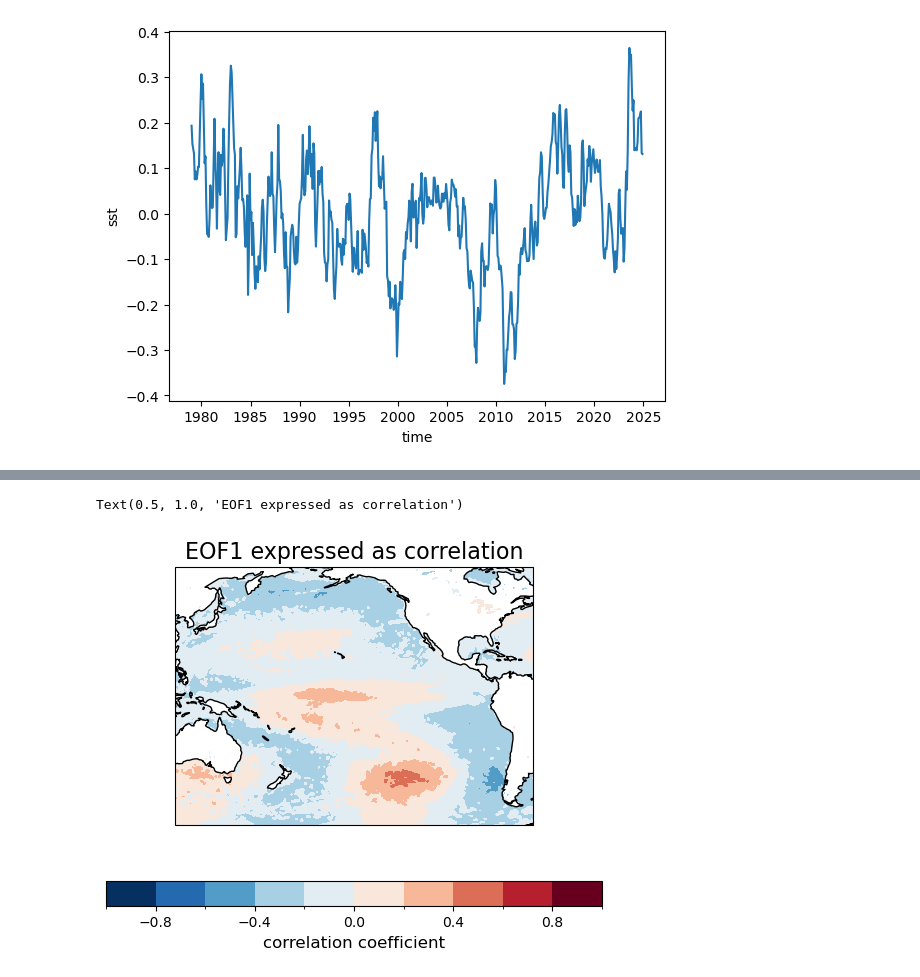
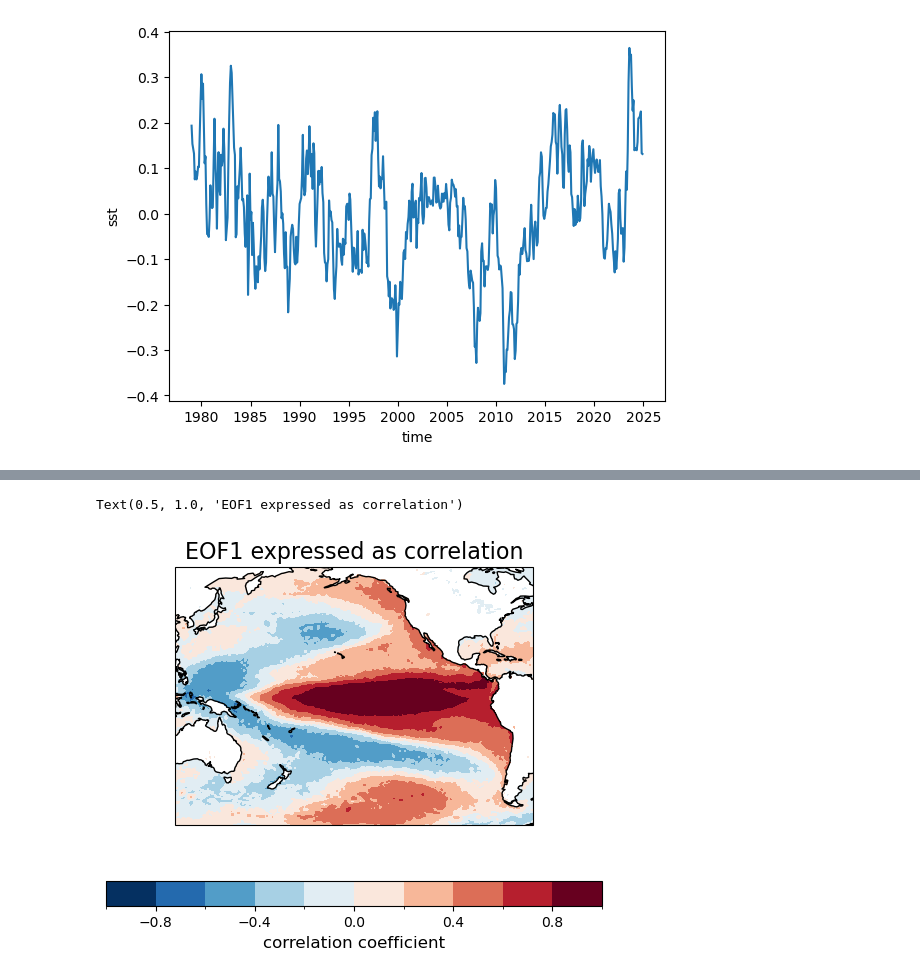
Before and after one commit to ptrierweiler/ATMS-523-Module-4-Trierweiler, a Jupyter notebook: trierweiler_HW.ipynb, the cells around one changed output, grey strips where cells are left out. Saved outputs shown, nothing was run; the diff lists cells and outputs as text; code cells hidden in the pictures.

Commit message:
added corr plot

```diff
--- a/trierweiler_HW.ipynb
+++ b/trierweiler_HW.ipynb
@@ -163,6 +179,7 @@ anom['sst'].mean(dim=('latitude','longitude')).plot()
 [<matplotlib.lines.Line2D at 0x...>]
 [figure]
 # %%
+anom = xr.load_dataset('anom.nc')
 sst = anom['sst']
 sst = sst.rename({"valid_time": "time"})
 # sst = sst.drop_vars('number')
@@ -200,14 +201,14 @@ pc1 = solver.pcs(npcs=5, pcscaling=1)
 # %%
 #plot a map of the first 5 EOF
 # Plot the leading EOF expressed as correlation in the Pacific domain.
 clevs = np.linspace(-1, 1, 11)
 ax = plt.axes(projection=ccrs.PlateCarree(central_longitude=190))
-fill = eof1[4].plot.contourf(ax=ax, levels=clevs, cmap=plt.cm.RdBu_r,
+fill = eof1[0].plot.contourf(ax=ax, levels=clevs, cmap=plt.cm.RdBu_r,
                              add_colorbar=False, transform=ccrs.PlateCarree())
 ax.add_feature(cfeature.COASTLINE, color='k', edgecolor='k')
 cb = plt.colorbar(fill, orientation='horizontal')
 cb.set_label('correlation coefficient', fontsize=12)
 ax.set_title('EOF1 expressed as correlation', fontsize=16)
 # %% [output]
 Text(0.5, 1.0, 'EOF1 expressed as correlation')
-[figure, old version]
+[figure, new version]
```
Also changed, not shown: parts of 21 cells of this notebook.
